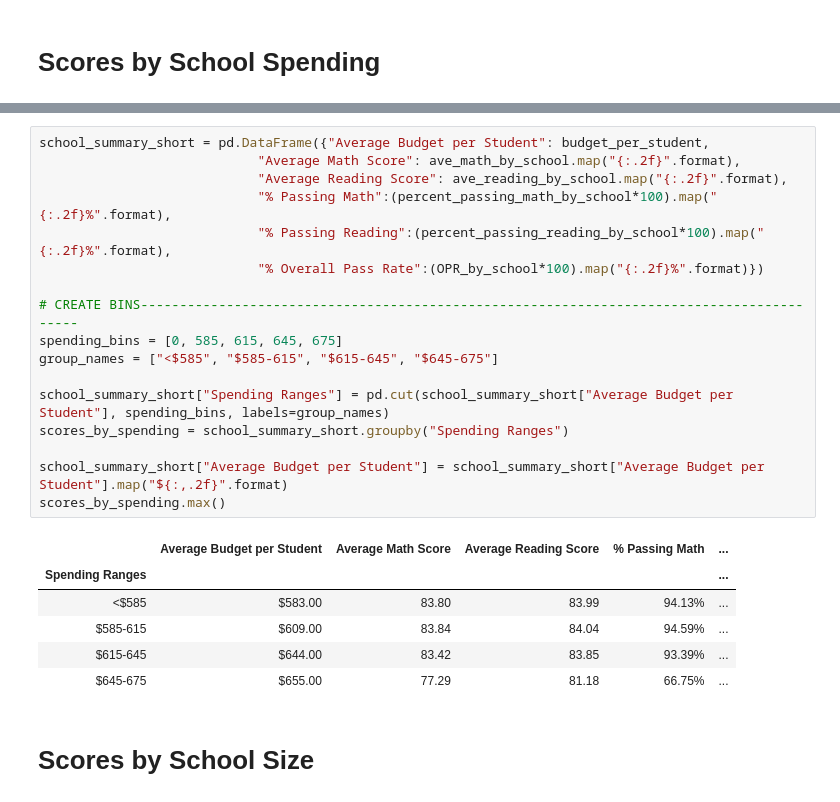
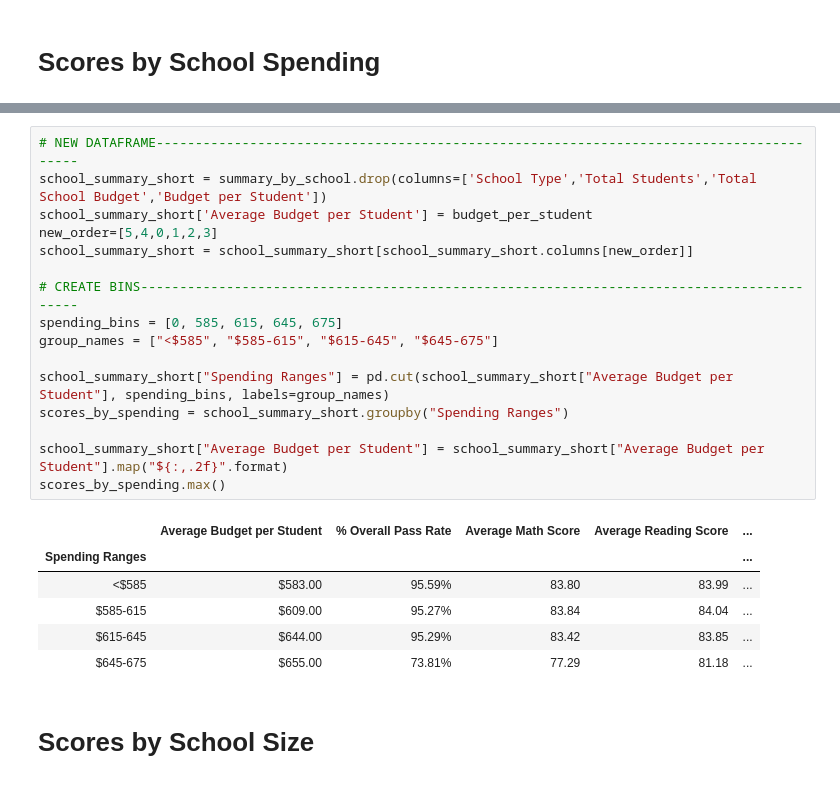
Before and after one commit to patelpurvip/Pandas-Analysis-School-Distrtict, a Jupyter notebook: School_district-math_reading_scores.ipynb, the cells around one changed output, grey strips where cells are left out. Cells and saved outputs as stored; diff of their text form.

```diff
--- a/School_district-math_reading_scores.ipynb
+++ b/School_district-math_reading_scores.ipynb
@@ -243,29 +236,28 @@ Wilson High School       578.0
 Wright High School       583.0
 dtype: float64
 # %%
-school_summary_short = pd.DataFrame({"Average Budget per Student": budget_per_student,
-                            "Average Math Score": ave_math_by_school.map("{:.2f}".format),
-                            "Average Reading Score": ave_reading_by_school.map("{:.2f}".format),
-                            "% Passing Math":(percent_passing_math_by_school*100).map("{:.2f}%".format),
-                            "% Passing Reading":(percent_passing_reading_by_school*100).map("{:.2f}%".format),
-                            "% Overall Pass Rate":(OPR_by_school*100).map("{:.2f}%".format)})
+# NEW DATAFRAME----------------------------------------------------------------------------------------
+school_summary_short = summary_by_school.drop(columns=['School Type','Total Students','Total School Budget','Budget per Student'])
+school_summary_short['Average Budget per Student'] = budget_per_student
+new_order=[5,4,0,1,2,3]
+school_summary_short = school_summary_short[school_summary_short.columns[new_order]]
 
 # CREATE BINS------------------------------------------------------------------------------------------
 spending_bins = [0, 585, 615, 645, 675]
 group_names = ["<$585", "$585-615", "$615-645", "$645-675"]
 
 school_summary_short["Spending Ranges"] = pd.cut(school_summary_short["Average Budget per Student"], spending_bins, labels=group_names)
 scores_by_spending = school_summary_short.groupby("Spending Ranges")
 
 school_summary_short["Average Budget per Student"] = school_summary_short["Average Budget per Student"].map("${:,.2f}".format)
 scores_by_spending.max()
 # %% [output]
-|  | Average Budget per Student | Average Math Score | Average Reading Score | % Passing Math | ... |
+|  | Average Budget per Student | % Overall Pass Rate | Average Math Score | Average Reading Score | ... |
 | Spending Ranges |  |  |  |  | ... |
-| <$585 | $583.00 | 83.80 | 83.99 | 94.13% | ... |
-| $585-615 | $609.00 | 83.84 | 84.04 | 94.59% | ... |
-| $615-645 | $644.00 | 83.42 | 83.85 | 93.39% | ... |
-| $645-675 | $655.00 | 77.29 | 81.18 | 66.75% | ... |
+| <$585 | $583.00 | 95.59% | 83.80 | 83.99 | ... |
+| $585-615 | $609.00 | 95.27% | 83.84 | 84.04 | ... |
+| $615-645 | $644.00 | 95.29% | 83.42 | 83.85 | ... |
+| $645-675 | $655.00 | 73.81% | 77.29 | 81.18 | ... |
 # %% [markdown]
 # Scores by School Size
 # %%
```
Also changed, not shown: parts of 3 cells of this notebook.
